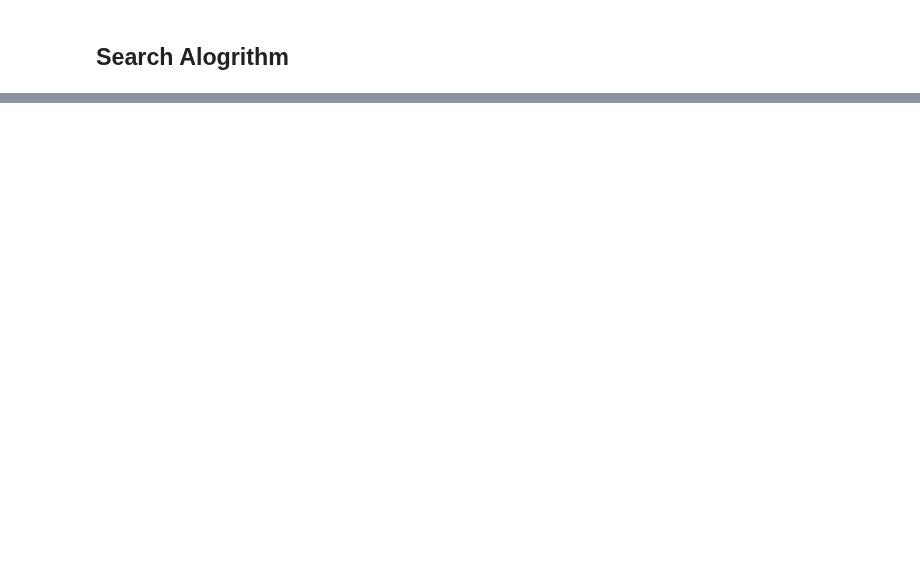
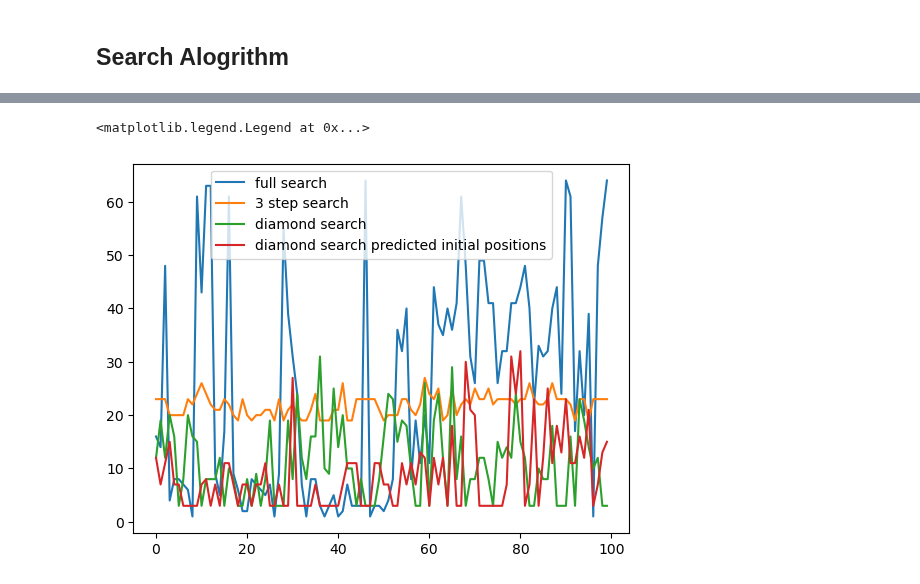
Before and after one commit to sparkcyf/SUSTech_EEE5347_Image-Video-Compression-and-Network-Communication, a Jupyter notebook: hw5/motion-estimation.ipynb, the cells around one changed output, grey strips where cells are left out. Saved outputs shown, nothing was run; the diff lists cells and outputs as text; code cells hidden in the pictures; blank space fills up the shorter version.

```diff
--- a/hw5/motion-estimation.ipynb
+++ b/hw5/motion-estimation.ipynb
@@ -220,0 +419,10 @@ def three_step_search(block, search_area, step_size=4):
+# %%
+# plot sad_call_count_list
+plt.plot(sad_call_count_list[:,0],label='full search')
+plt.plot(sad_call_count_list[:,1],label='3 step search')
+plt.plot(sad_call_count_list[:,2],label='diamond search')
+plt.plot(sad_call_count_list[:,3],label='diamond search predicted initial positions')
+plt.legend()
+# %% [output]
+<matplotlib.legend.Legend at 0x...>
+[figure, added]
```
Also changed, not shown: parts of 30 cells of this notebook.
